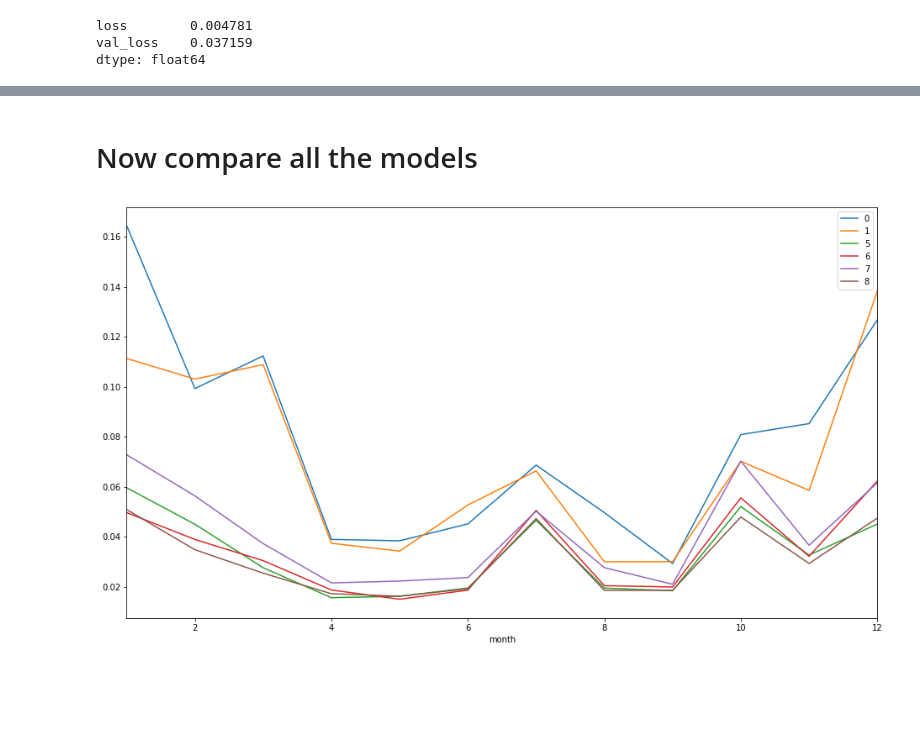
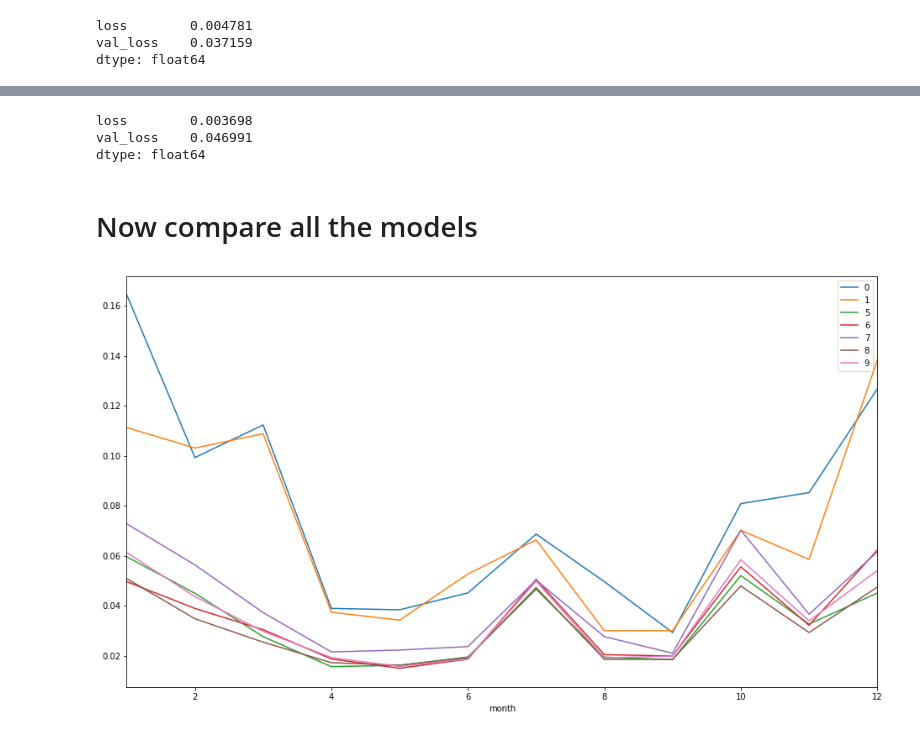
Before and after one commit to leyhline/vix-term-structure, a Jupyter notebook: experiment08.ipynb, the cells around one changed output, grey strips where cells are left out. Saved outputs shown, nothing was run; the diff lists cells and outputs as text; code cells hidden in the pictures; blank space fills up the shorter version.

Commit message:
New experiment results

```diff
--- a/experiment08.ipynb
+++ b/experiment08.ipynb
@@ -184,0 +187,4 @@ dtype: float64
+# %%
+data9 = parse_whole_directory_monthwise("models/experiment08.9/")
+min_loss9 = data9.groupby(("depth", "width", "month")).min()
+monthly_mean9 = min_loss9.groupby(("depth", "width")).mean()
@@ -185,3 +198,9 @@ dtype: float64
+# %%
+min_loss9.groupby(("depth", "width")).mean().min()
+# %% [output]
+loss        0.003698
+val_loss    0.046991
+dtype: float64
 # %% [markdown]
 # Now compare all the models
 # %%
@@ -190,11 +209,12 @@ conct = pd.concat([data.groupby("month").min().val_loss,
                    data5.groupby("month").min().val_loss,
                    data6.groupby("month").min().val_loss,
                    data7.groupby("month").min().val_loss,
-                   data8.groupby("month").min().val_loss], axis=1)
+                   data8.groupby("month").min().val_loss,
+                   data9.groupby("month").min().val_loss], axis=1)
 # %%
 # Regardless of the model there are some months easier and some month harder to predict.
 conct.plot()
-plt.legend((0, 1, 5, 6, 7, 8))
+plt.legend((0, 1, 5, 6, 7, 8, 9))
 plt.show()
 # %% [output]
-[figure, old version]
+[figure, new version]
```
Also changed, not shown: parts of 4 cells of this notebook, 1 other file.
